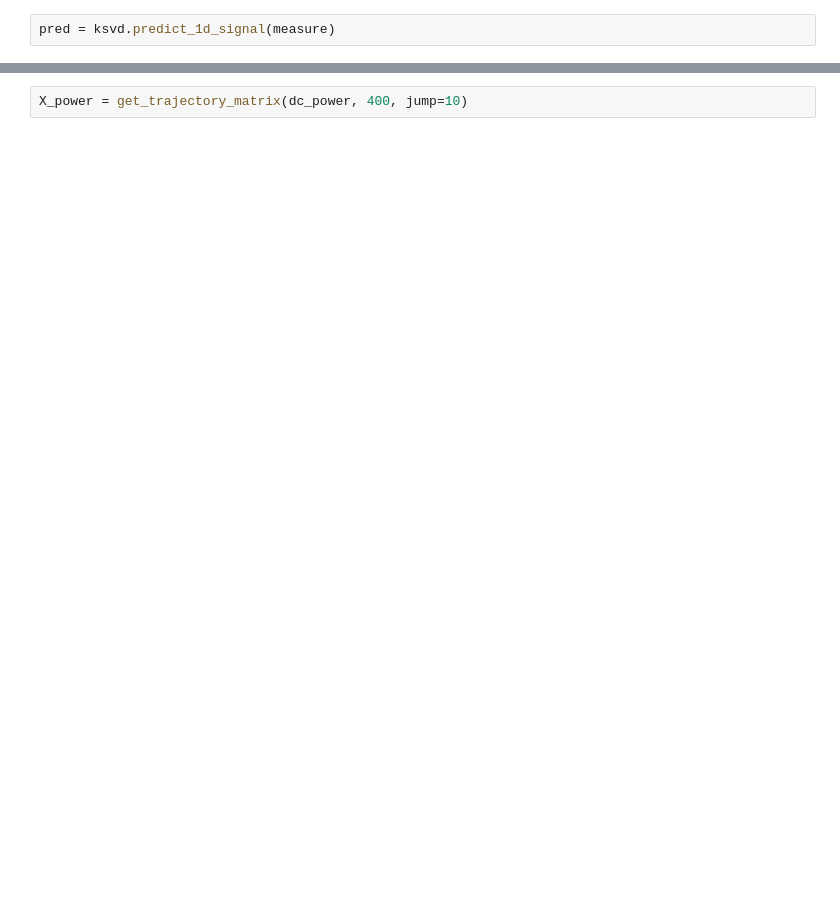
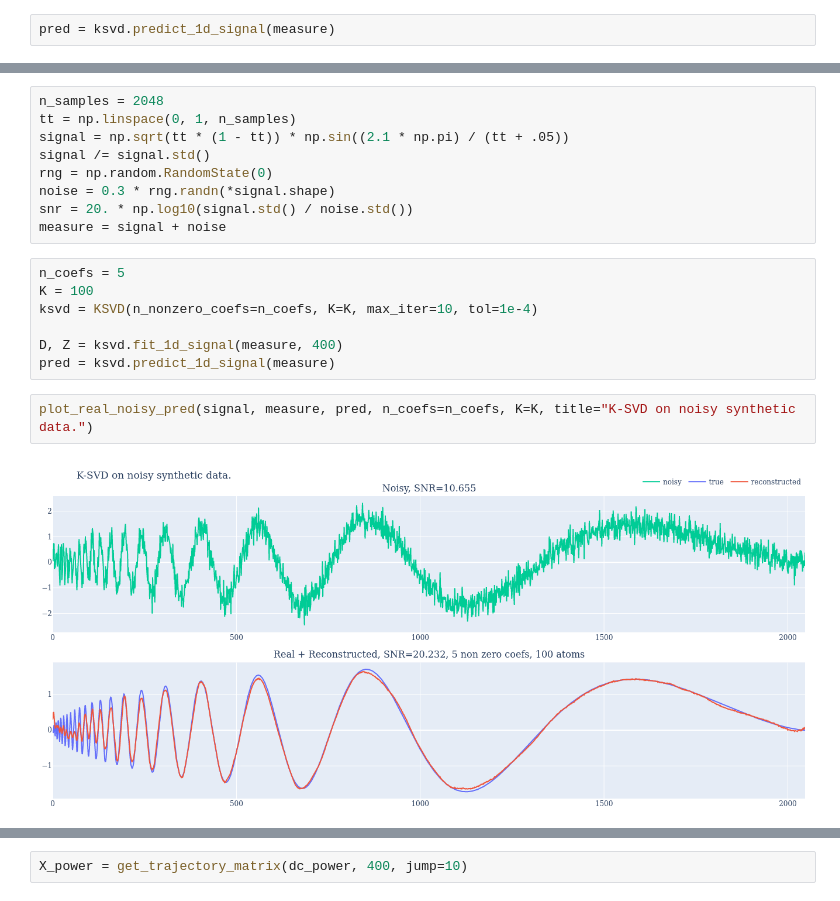
Before and after one commit to Flbk/mva-ts-project, a Jupyter notebook: K-SVD-notebook.ipynb, the cells around one changed output, grey strips where cells are left out. Saved outputs shown, nothing was run; the diff lists cells and outputs as text; blank space fills up the shorter version.

```diff
--- a/K-SVD-notebook.ipynb
+++ b/K-SVD-notebook.ipynb
@@ -143,0 +386,20 @@ plot_real_pred(measure, pred, 10, 10)
+# %%
+n_samples = 2048
+tt = np.linspace(0, 1, n_samples)
+signal = np.sqrt(tt * (1 - tt)) * np.sin((2.1 * np.pi) / (tt + .05))
+signal /= signal.std()
+rng = np.random.RandomState(0)
+noise = 0.3 * rng.randn(*signal.shape)
+snr = 20. * np.log10(signal.std() / noise.std())
+measure = signal + noise
+# %%
+n_coefs = 5
+K = 100
+ksvd = KSVD(n_nonzero_coefs=n_coefs, K=K, max_iter=10, tol=1e-4)
+
+D, Z = ksvd.fit_1d_signal(measure, 400)
+pred = ksvd.predict_1d_signal(measure)
+# %%
+plot_real_noisy_pred(signal, measure, pred, n_coefs=n_coefs, K=K, title="K-SVD on noisy synthetic data.")
+# %% [output]
+[figure, added]
```
Also changed, not shown: parts of 36 cells of this notebook.
